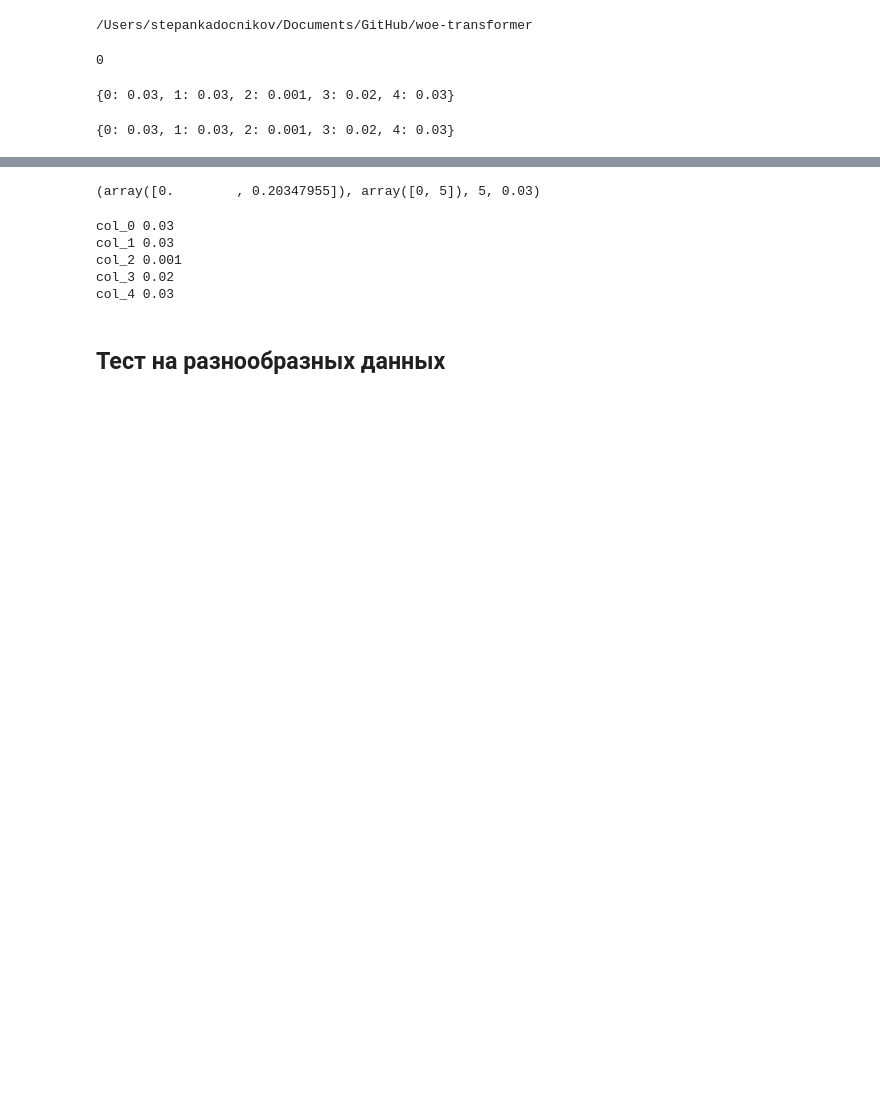
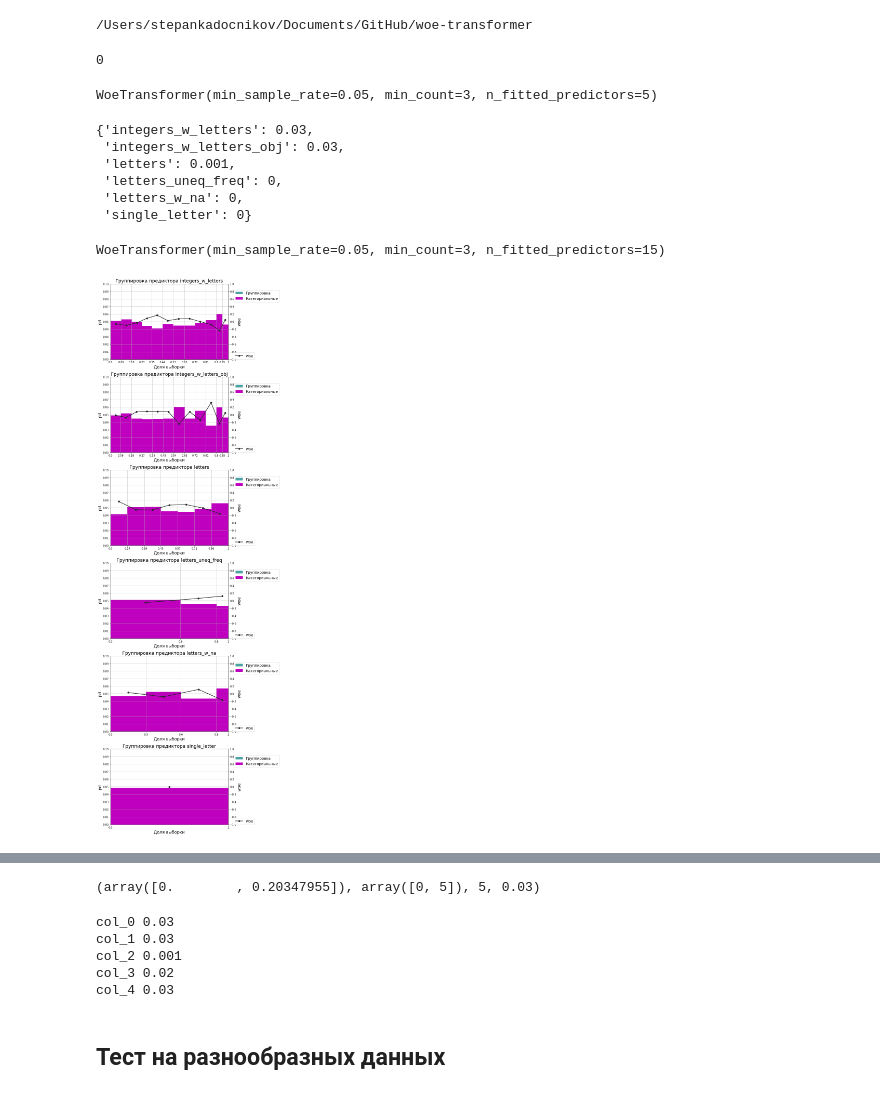
Before and after one commit to CEM3H/zenit-ai, a Jupyter notebook: notebooks/Untitled-Copy1.ipynb, the cells around one changed output, grey strips where cells are left out. Cells and saved outputs as stored; diff of their text form; code cells hidden in the pictures; blank space fills up the shorter version.

```diff
--- a/notebooks/Untitled-Copy1.ipynb
+++ b/notebooks/Untitled-Copy1.ipynb
@@ -55,13 +55,26 @@ n_seeds = 1
 alphas = [0, 0.0001, 0.001, 0.01, 0.02, .03]
 # %%
 vanilla = WoeTransformer()
-vanilla.fit(X.iloc[:,:5], y, opt_alpha_values=regul.opt_alpha_values)
-vanilla.opt_alpha_values
+vanilla.fit(X.iloc[:,:5], y, opt_alpha_values={0:0, 1:.1})
 # %% [output]
-{0: 0.03, 1: 0.03, 2: 0.001, 3: 0.02, 4: 0.03}
+WoeTransformer(min_sample_rate=0.05, min_count=3, n_fitted_predictors=5)
 # %%
 regul = WoeTransformerRegularized(alphas_list=alphas, n_seeds=n_seeds)
-regul.fit(X.iloc[:,:5], y)
+regul.fit(train_data.drop('target',axis=1), train_data['target'])
 regul.opt_alpha_values
 # %% [output]
-{0: 0.03, 1: 0.03, 2: 0.001, 3: 0.02, 4: 0.03}
+{'integers_w_letters': 0.03,
+ 'integers_w_letters_obj': 0.03,
+ 'letters': 0.001,
+ 'letters_uneq_freq': 0,
+ 'letters_w_na': 0,
+ 'single_letter': 0}
+# %%
+vanilla = WoeTransformer()
+vanilla.fit(train_data.drop('target',axis=1), train_data['target'], opt_alpha_values=regul.opt_alpha_values)
+# %% [output]
+WoeTransformer(min_sample_rate=0.05, min_count=3, n_fitted_predictors=15)
+# %%
+vanilla.plot_woe(list(regul.opt_alpha_values.keys()), show_unregul=False)
+# %% [output]
+[figure, added]
```
Also changed, not shown: parts of 1 cell of this notebook, 2 other files.
